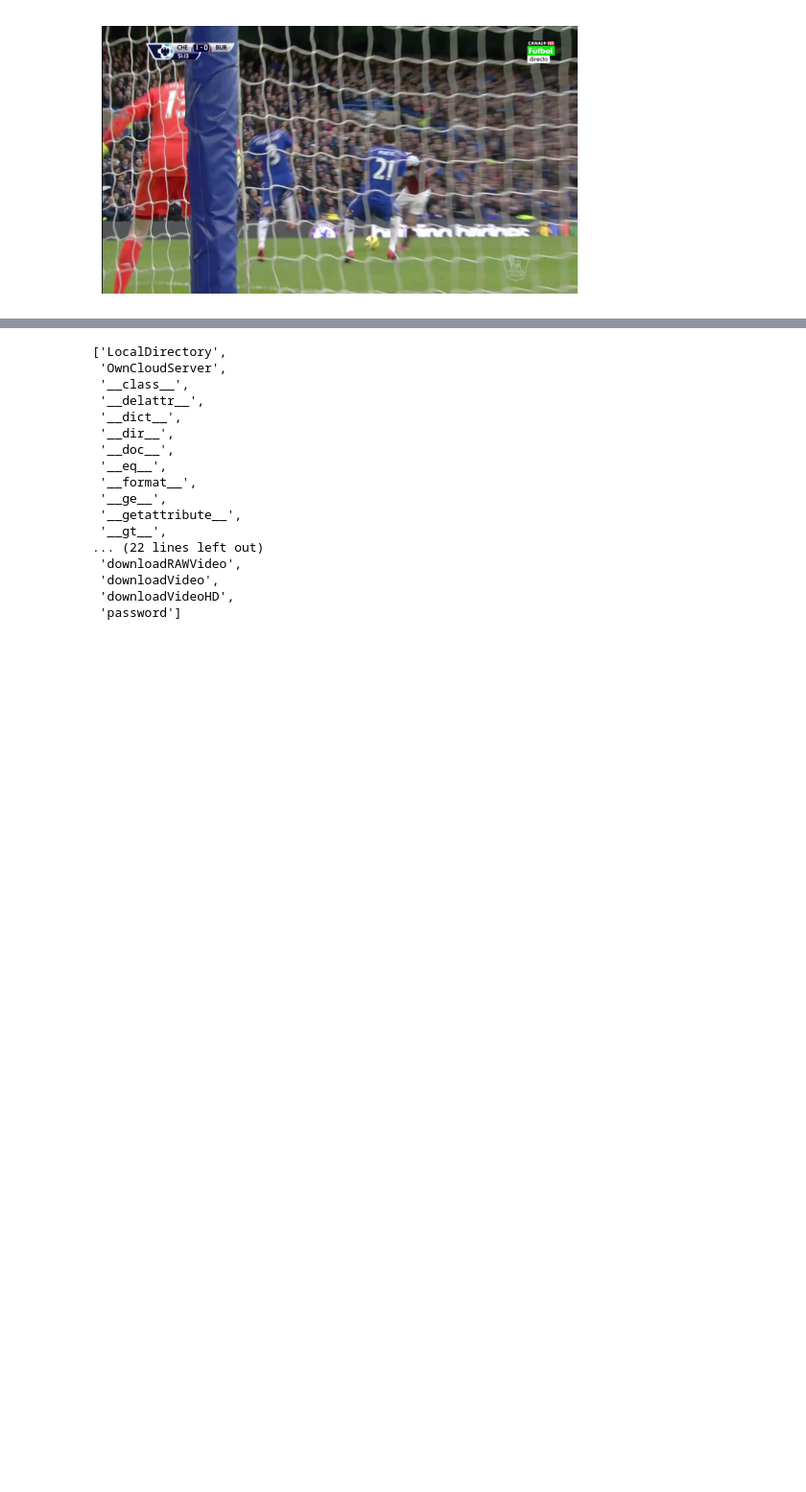
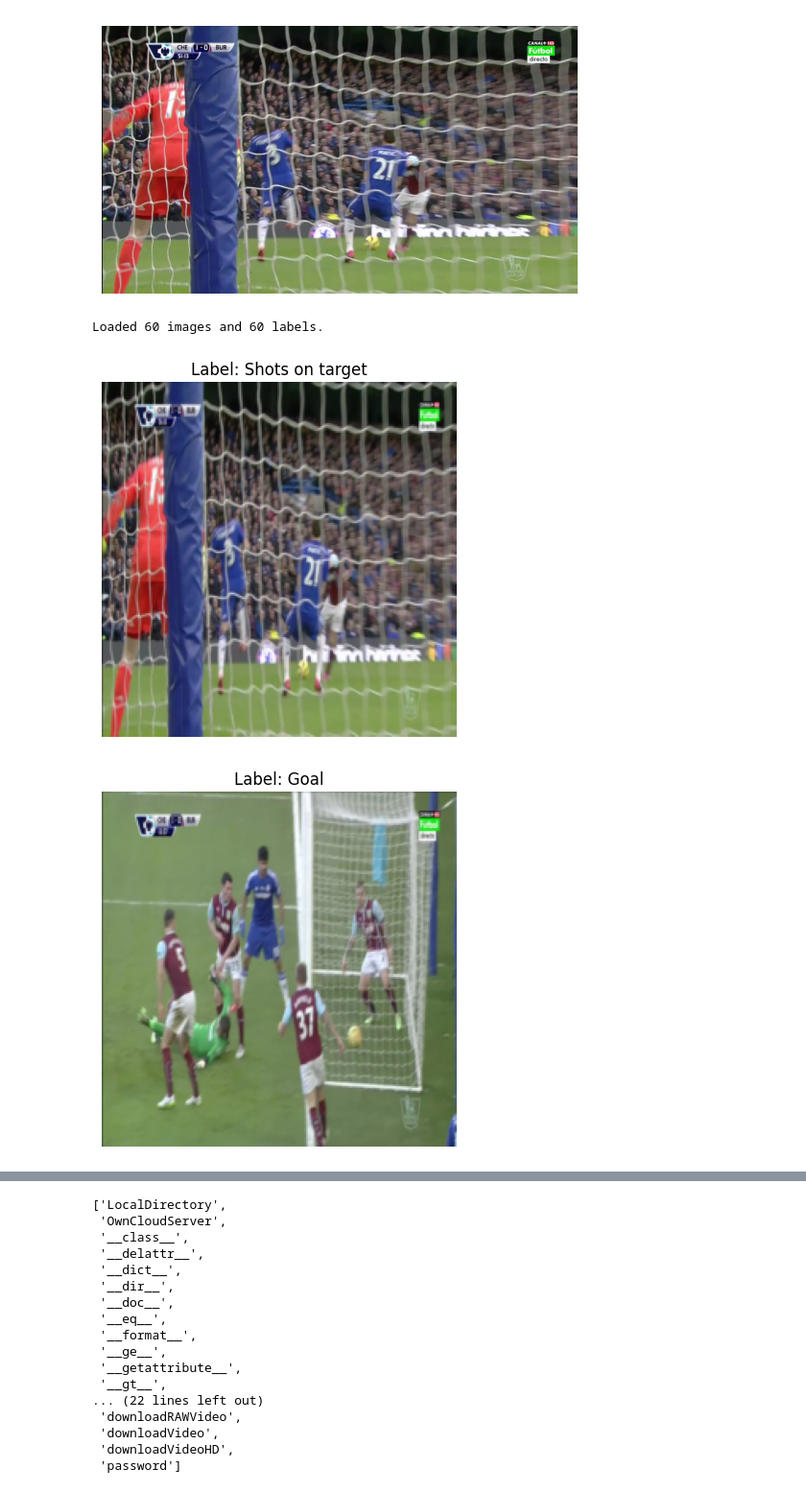
Before and after one commit to jiyeonyooo/20242R0136COSE47402, a Jupyter notebook: final_project/2021320011_final_project.ipynb, the cells around one changed output, grey strips where cells are left out. Shown at 96% size. Saved outputs shown, nothing was run; the diff lists cells and outputs as text; code cells hidden in the pictures; blank space fills up the shorter version.

Commit message:
feat: add image-label loading pipeline with transformation and label mapping logic

```diff
--- a/final_project/2021320011_final_project.ipynb
+++ b/final_project/2021320011_final_project.ipynb
@@ -111,21 +111,6 @@ Image: 32.png, Label: Shots on target
 Image: 33.png, Label: Shots on target
 Image: 34.png, Label: Corner
 Image: 35.png, Label: Goal
-# %%
-for image_name, label in labels1.items():
-    image_path = os.path.join(image_folder, image_name)
-
-    # 이미지 전처리
-    image = Image.open(image_path)
-    image_tensor = preprocess(image).unsqueeze(0)  # 배치 차원 추가
-    images.append(image_tensor)
-
-    # 텍스트 토큰화
-    texts.append(label)
-
-# 이미지와 텍스트를 텐서로 변환
-images = torch.cat(images).to(device)
-texts = clip.tokenize(texts).to(device)
 # %%
 !pip install torch torchvision transformers datasets
 # %% [output]
@@ -202,3 +187,57 @@ with zipfile.ZipFile(zip_path, 'r') as zip_ref:
         plt.show()
 # %% [output]
 [figure]
+# %%
+zip_path = "/dataset/SoccerNet/england_epl/2014-2015/2015-02-21 - 18-00 Chelsea 1 - 1 Burnley/Frames-v3.zip"
+json_path = "/dataset/SoccerNet/england_epl/2014-2015/2015-02-21 - 18-00 Chelsea 1 - 1 Burnley/Labels-v3.json"
+
+#image transformation pipeline (convert to PyTorch tensor)
+transform = transforms.Compose([
+    transforms.Resize((224, 224)),  #resize
+    transforms.ToTensor(),          #convert to tensor
+])
+
+image_tensors = []
+labels = []
+
+with open(json_path, "r") as f:
+    label_data = json.load(f)
+
+#open zip file
+with zipfile.ZipFile(zip_path, 'r') as zip_ref:
+
+    image_names = [name for name in zip_ref.namelist() if name.endswith(".png")]
+
+    for image_name in image_names:
+        #open png file
+        with zip_ref.open(image_name) as image_file:
+            image = Image.open(image_file).convert("RGB")  #convert to RGB
+            #convert to image tensor
+            image_tensor = transform(image)
+            image_tensors.append(image_tensor)
+
+        #find labels corresponding to image file and modify image name included '_' (underbar) to use as index
+        if '_' in image_name:
+          base_name = image_name.split("_")[0] + ".png"
+        else:
+          base_name = image_name
+        label = label_data["actions"].get(base_name, {}).get("imageMetadata", {}).get("label", "Unknown")
+        labels.append(label)
+
+#check the number of images and labels
+print(f"Loaded {len(image_tensors)} images and {len(labels)} labels.")
+
+num_visualize = 10
+
+for i in range(num_visualize):
+    image = image_tensors[i].permute(1, 2, 0).numpy()
+    label = labels[i]
+
+    plt.imshow(image)
+    plt.axis("off")
+    plt.title(f"Label: {label}")
+    plt.show()
+# %% [output]
+Loaded 60 images and 60 labels.
+[figure, added]
+[figure, added]
```
Also changed, not shown: parts of 2 cells of this notebook.
